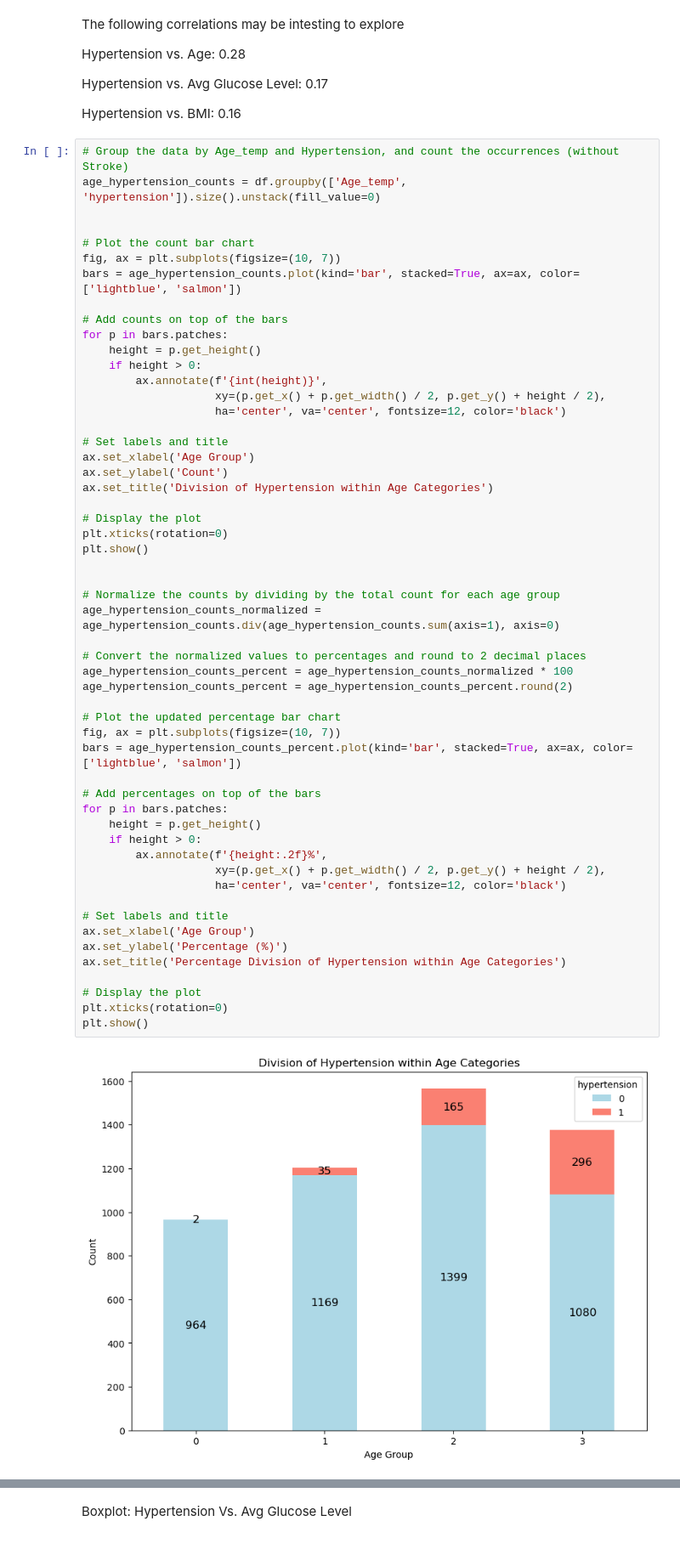
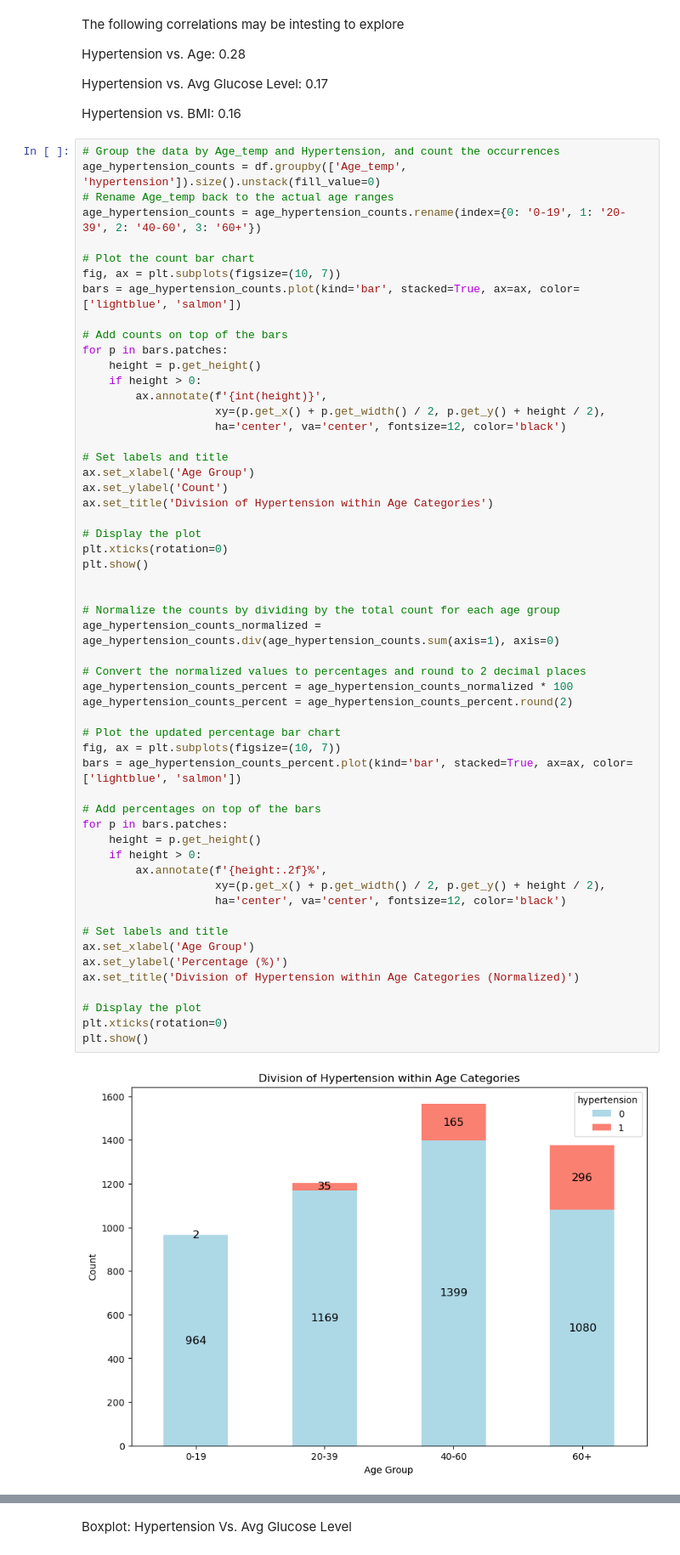
Before and after one commit to Mulders95/Predicting_Stroke_and_Heart_Disease, a Jupyter notebook: DSI_project.ipynb, the cells around one changed output, grey strips where cells are left out. Shown at 85% size. Saved outputs shown, nothing was run; the diff lists cells and outputs as text.

```diff
--- a/DSI_project.ipynb
+++ b/DSI_project.ipynb
@@ -899,9 +892,10 @@ Hypertension vs. Avg Glucose Level: 0.17
 
 Hypertension vs. BMI: 0.16
 # %%
-# Group the data by Age_temp and Hypertension, and count the occurrences (without Stroke)
+# Group the data by Age_temp and Hypertension, and count the occurrences
 age_hypertension_counts = df.groupby(['Age_temp', 'hypertension']).size().unstack(fill_value=0)
-
+# Rename Age_temp back to the actual age ranges
+age_hypertension_counts = age_hypertension_counts.rename(index={0: '0-19', 1: '20-39', 2: '40-60', 3: '60+'})
 
 # Plot the count bar chart
 fig, ax = plt.subplots(figsize=(10, 7))
@@ -925,32 +919,32 @@ plt.xticks(rotation=0)
 plt.show()
 
 
 # Normalize the counts by dividing by the total count for each age group
 age_hypertension_counts_normalized = age_hypertension_counts.div(age_hypertension_counts.sum(axis=1), axis=0)
 
 # Convert the normalized values to percentages and round to 2 decimal places
 age_hypertension_counts_percent = age_hypertension_counts_normalized * 100
 age_hypertension_counts_percent = age_hypertension_counts_percent.round(2)
 
 # Plot the updated percentage bar chart
 fig, ax = plt.subplots(figsize=(10, 7))
 bars = age_hypertension_counts_percent.plot(kind='bar', stacked=True, ax=ax, color=['lightblue', 'salmon'])
 
 # Add percentages on top of the bars
 for p in bars.patches:
     height = p.get_height()
     if height > 0:
         ax.annotate(f'{height:.2f}%',
                     xy=(p.get_x() + p.get_width() / 2, p.get_y() + height / 2),
                     ha='center', va='center', fontsize=12, color='black')
 
 # Set labels and title
 ax.set_xlabel('Age Group')
 ax.set_ylabel('Percentage (%)')
-ax.set_title('Percentage Division of Hypertension within Age Categories')
+ax.set_title('Division of Hypertension within Age Categories (Normalized)')
 
 # Display the plot
 plt.xticks(rotation=0)
 plt.show()
 # %% [output]
-[figure, old version]
+[figure, new version]
```
Also changed, not shown: parts of 7 cells of this notebook.
